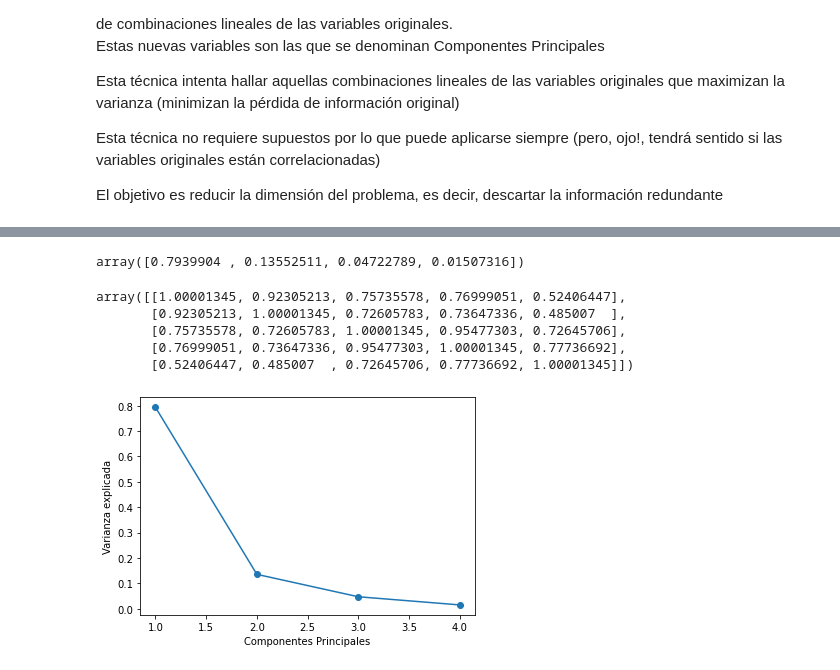
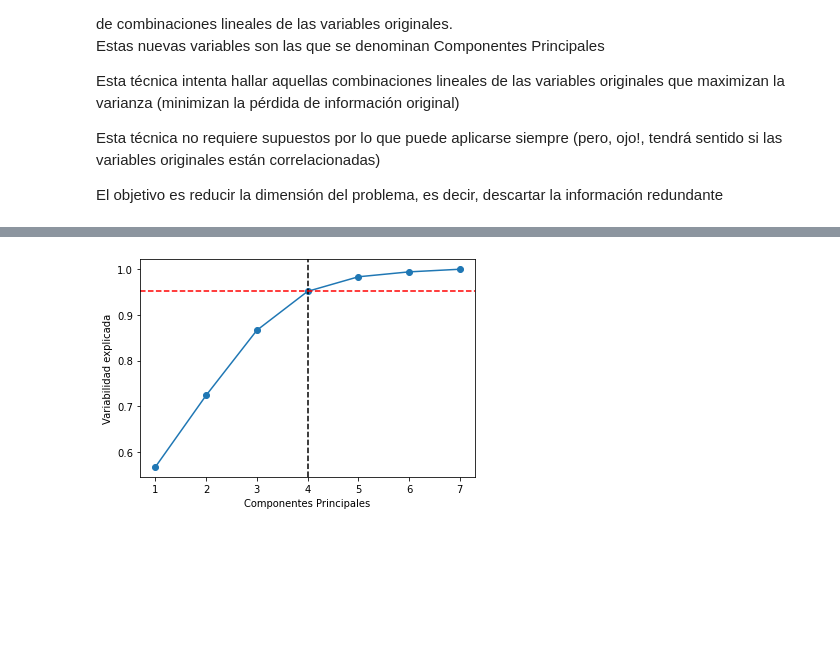
Before and after one commit to iankvdh/Organizacion-de-Datos-2C2022-GRUPO22, a Jupyter notebook: 7506R_TP1_GRUPO22_ENTREGA.ipynb, the cells around one changed output, grey strips where cells are left out. Cells and saved outputs as stored; diff of their text form; code cells hidden in the pictures; blank space fills up the shorter version.

```diff
--- a/7506R_TP1_GRUPO22_ENTREGA.ipynb
+++ b/7506R_TP1_GRUPO22_ENTREGA.ipynb
@@ -1138,25 +1145,9 @@ viviendas_caba_train.head()
 # %%
-#PODEMOS PONER LAS VARIABLES BARRIO Y property_type haciendo una conversion a numeros con get dummies
-columnas_elegidas = ['property_rooms', 'property_bedrooms', 'property_surface_total', 'property_surface_covered', 'property_price']
-
+columnas_elegidas = ['property_rooms', 'property_bedrooms', 'property_surface_total', 'property_surface_covered', 'property_price', 'latitud', 'longitud']
 x = viviendas_caba_train.loc[:, columnas_elegidas].values
 x = StandardScaler().fit_transform(x)
 # %%
-from sklearn.decomposition import PCA
-
-pca = PCA(n_components=4) #Luego veremos como determinar la cantidad de componentes
+pca = PCA(n_components=7)
 x_transformada = pca.fit_transform(x)
 
-pca_df_aux = pd.DataFrame(data = x_transformada, columns = ['cp_1', 'cp_2','cp_3','cp_4'])
+pca_df_aux = pd.DataFrame(data = x_transformada, columns = ['cp_1', 'cp_2','cp_3','cp_4','cp_5','cp_6','cp_7'])
-# %%
-pca.explained_variance_ratio_
-# %% [output]
-array([0.7939904 , 0.13552511, 0.04722789, 0.01507316])
-# %%
-pca.get_covariance()
-# %% [output]
-array([[1.00001345, 0.92305213, 0.75735578, 0.76999051, 0.52406447],
-       [0.92305213, 1.00001345, 0.72605783, 0.73647336, 0.485007  ],
-       [0.75735578, 0.72605783, 1.00001345, 0.95477303, 0.72645706],
-       [0.76999051, 0.73647336, 0.95477303, 1.00001345, 0.77736692],
-       [0.52406447, 0.485007  , 0.72645706, 0.77736692, 1.00001345]])
@@ -1170,12 +1154,15 @@ df_iris_pca.columns= ['cp_1', 'cp_2','cp_3','cp_4','target']
 # %%
 varianza_explicada = pca.explained_variance_ratio_
 list_x = list(range(1, len(varianza_explicada)+1))
 
-# Grafico varianza explicada y cantidad de componentes principales
+# Grafico Variabilidad explicada y cantidad de componentes principales
 plt.figure(figsize=(6, 4))
-plt.plot(list_x, varianza_explicada, '-o')
+plt.plot(list_x, varianza_explicada.cumsum(), '-o')
 plt.xlabel(r'Componentes Principales')
-plt.ylabel('Varianza explicada')
+plt.ylabel('Variabilidad explicada')
+plt.axvline(x=4, color="k", linestyle="--")
+
+plt.axhline(y=(pca.explained_variance_ratio_[0:4].sum()), color="r", linestyle="--")
 plt.show()
 # %% [output]
-[figure, old version]
+[figure, new version]
```
Also changed, not shown: parts of 21 cells of this notebook, 2 other files.
